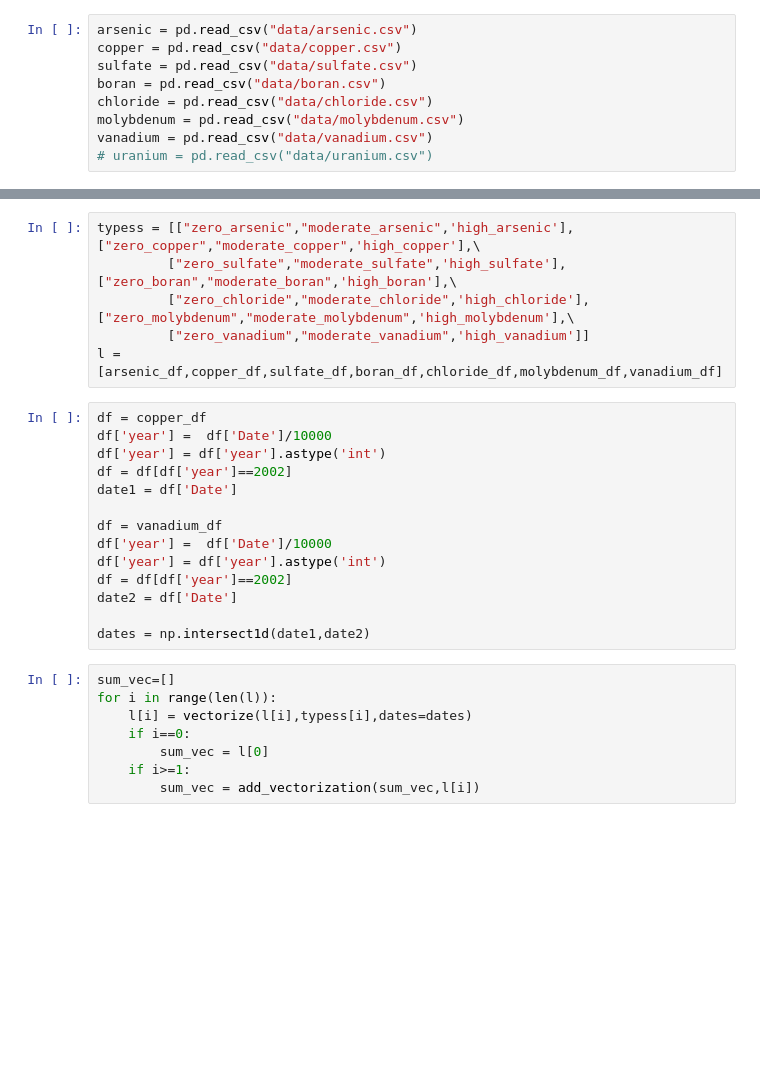
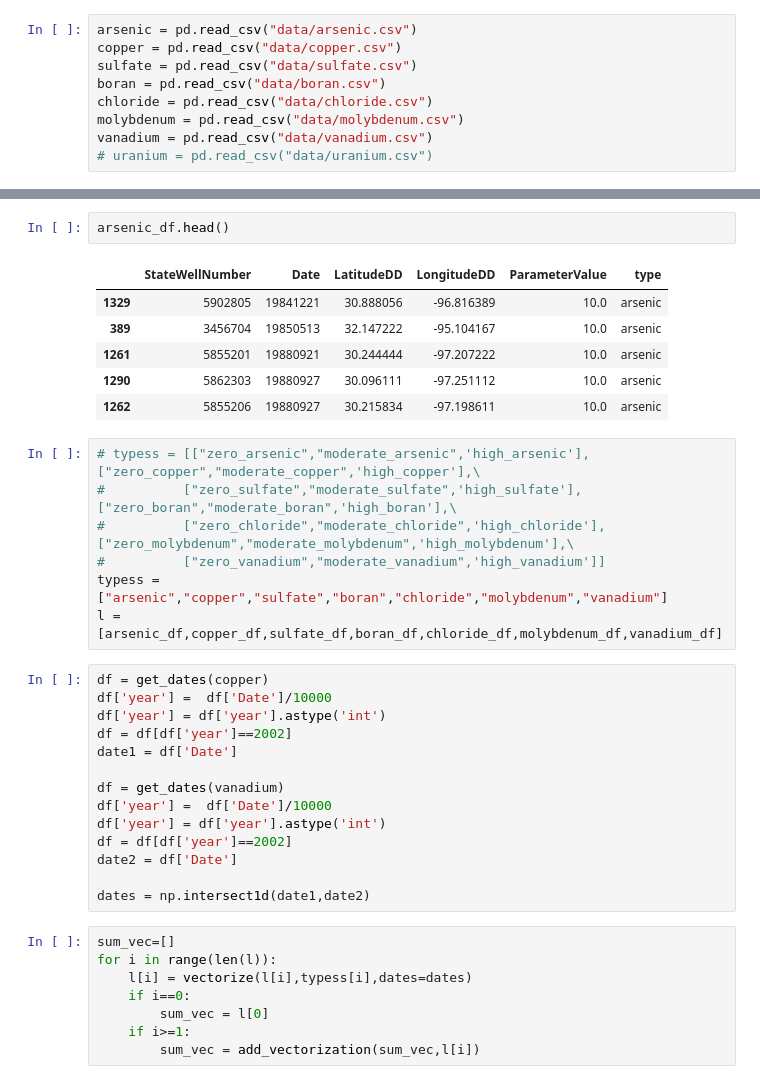
Before and after one commit to SU-Hongs/UROP_mining, a Jupyter notebook: groundwater/groundwater.ipynb, the cells around one changed output, grey strips where cells are left out. Cells and saved outputs as stored; diff of their text form; blank space fills up the shorter version.

```diff
--- a/groundwater/groundwater.ipynb
+++ b/groundwater/groundwater.ipynb
@@ -22,17 +61,27 @@ vanadium_df = pre_process(vanadium,[0,2.5,10,10e10],["zero_vanadium","moderate_v
+# %%
+arsenic_df.head()
+# %% [output]
+|  | StateWellNumber | Date | LatitudeDD | LongitudeDD | ParameterValue | type |
+| 1329 | 5902805 | 19841221 | 30.888056 | -96.816389 | 10.0 | arsenic |
+| 389 | 3456704 | 19850513 | 32.147222 | -95.104167 | 10.0 | arsenic |
+| 1261 | 5855201 | 19880921 | 30.244444 | -97.207222 | 10.0 | arsenic |
+| 1290 | 5862303 | 19880927 | 30.096111 | -97.251112 | 10.0 | arsenic |
+| 1262 | 5855206 | 19880927 | 30.215834 | -97.198611 | 10.0 | arsenic |
 # %%
-typess = [["zero_arsenic","moderate_arsenic",'high_arsenic'],["zero_copper","moderate_copper",'high_copper'],\
-         ["zero_sulfate","moderate_sulfate",'high_sulfate'],["zero_boran","moderate_boran",'high_boran'],\
-         ["zero_chloride","moderate_chloride",'high_chloride'],["zero_molybdenum","moderate_molybdenum",'high_molybdenum'],\
-         ["zero_vanadium","moderate_vanadium",'high_vanadium']]
+# typess = [["zero_arsenic","moderate_arsenic",'high_arsenic'],["zero_copper","moderate_copper",'high_copper'],\
+#          ["zero_sulfate","moderate_sulfate",'high_sulfate'],["zero_boran","moderate_boran",'high_boran'],\
+#          ["zero_chloride","moderate_chloride",'high_chloride'],["zero_molybdenum","moderate_molybdenum",'high_molybdenum'],\
+#          ["zero_vanadium","moderate_vanadium",'high_vanadium']]
+typess = ["arsenic","copper","sulfate","boran","chloride","molybdenum","vanadium"]
 l = [arsenic_df,copper_df,sulfate_df,boran_df,chloride_df,molybdenum_df,vanadium_df]
 # %%
-df = copper_df
+df = get_dates(copper)
 df['year'] =  df['Date']/10000
 df['year'] = df['year'].astype('int')
 df = df[df['year']==2002]
 date1 = df['Date']
 
-df = vanadium_df
+df = get_dates(vanadium)
 df['year'] =  df['Date']/10000
 df['year'] = df['year'].astype('int')
 df = df[df['year']==2002]
```
Also changed, not shown: parts of 23 cells of this notebook, 7 other files.
